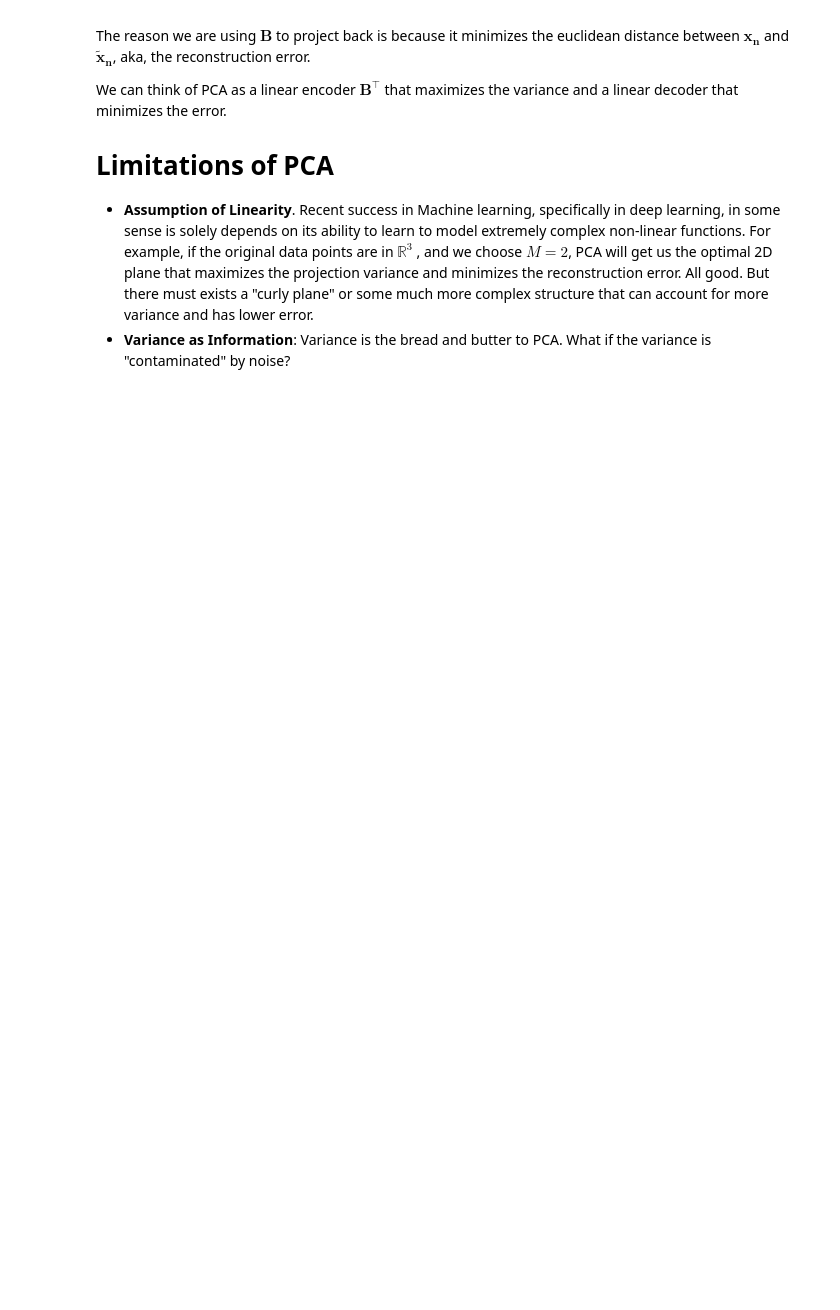
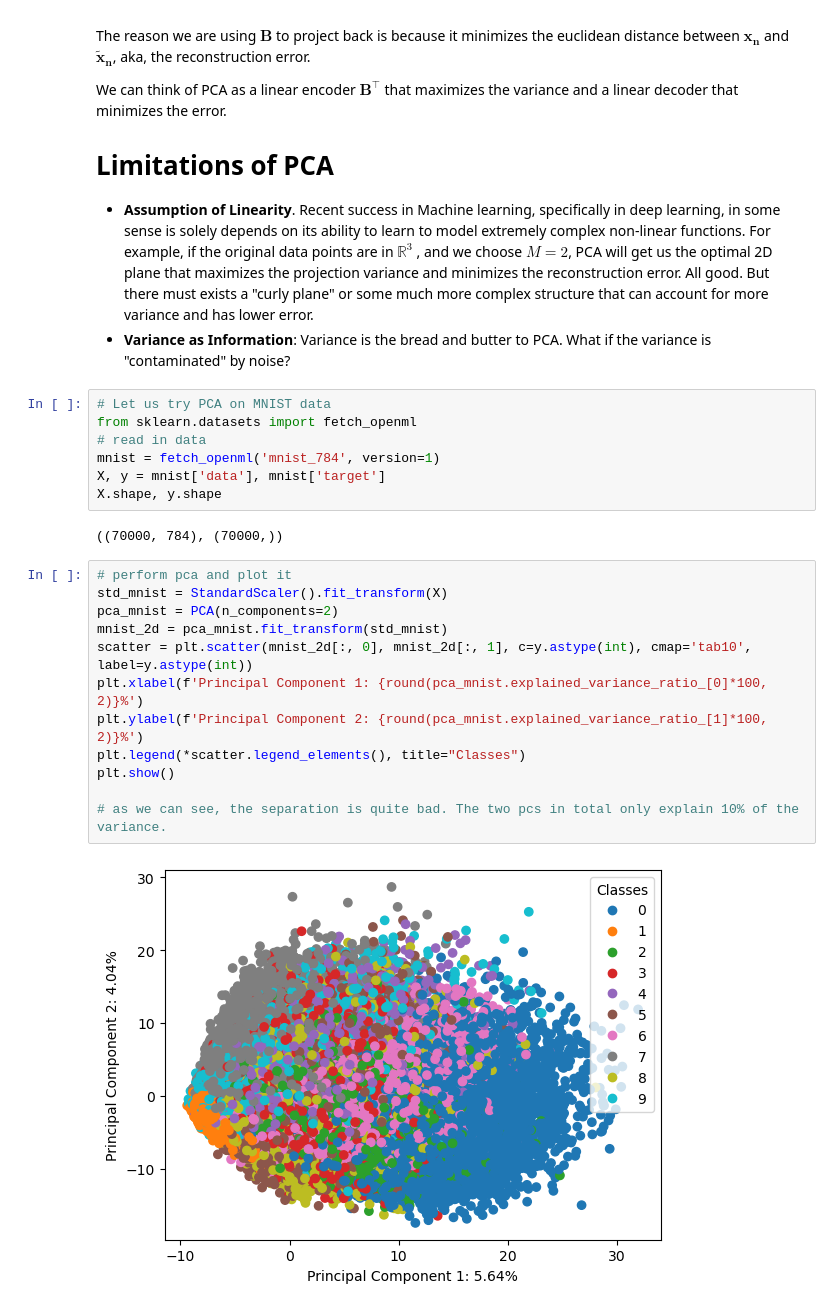
Before and after one commit to skalalab/dimension_reduction, a Jupyter notebook: pca.ipynb, the cells around one changed output. Cells and saved outputs as stored; diff of their text form; blank space fills up the shorter version.

```diff
--- a/pca.ipynb
+++ b/pca.ipynb
@@ -172,3 +189,26 @@ We can think of PCA as a linear encoder $\mathbf B^\top$ that maximizes the vari
 # Limitations of PCA
 - **Assumption of Linearity**. Recent success in Machine learning, specifically in deep learning, in some sense is solely depends on its ability to learn to model extremely complex non-linear functions. For example, if the original data points are in $\mathbb R^3$ , and we choose $M=2$, PCA will get us the optimal 2D plane that maximizes the projection variance and minimizes the reconstruction error. All good. But there must exists a "curly plane" or some much more complex structure that can account for more variance and has lower error.
 - **Variance as Information**: Variance is the bread and butter to PCA. What if the variance is "contaminated" by noise?
+# %%
+# Let us try PCA on MNIST data
+from sklearn.datasets import fetch_openml
+# read in data
+mnist = fetch_openml('mnist_784', version=1)
+X, y = mnist['data'], mnist['target']
+X.shape, y.shape
+# %% [output]
+((70000, 784), (70000,))
+# %%
+# perform pca and plot it
+std_mnist = StandardScaler().fit_transform(X)
+pca_mnist = PCA(n_components=2)
+mnist_2d = pca_mnist.fit_transform(std_mnist)
+scatter = plt.scatter(mnist_2d[:, 0], mnist_2d[:, 1], c=y.astype(int), cmap='tab10', label=y.astype(int))
+plt.xlabel(f'Principal Component 1: {round(pca_mnist.explained_variance_ratio_[0]*100, 2)}%')
+plt.ylabel(f'Principal Component 2: {round(pca_mnist.explained_variance_ratio_[1]*100, 2)}%')
+plt.legend(*scatter.legend_elements(), title="Classes")
+plt.show()
+
+# as we can see, the separation is quite bad. The two pcs in total only explain 10% of the variance.
+# %% [output]
+[figure, added]
```
Also changed, not shown: parts of 3 cells of this notebook.
